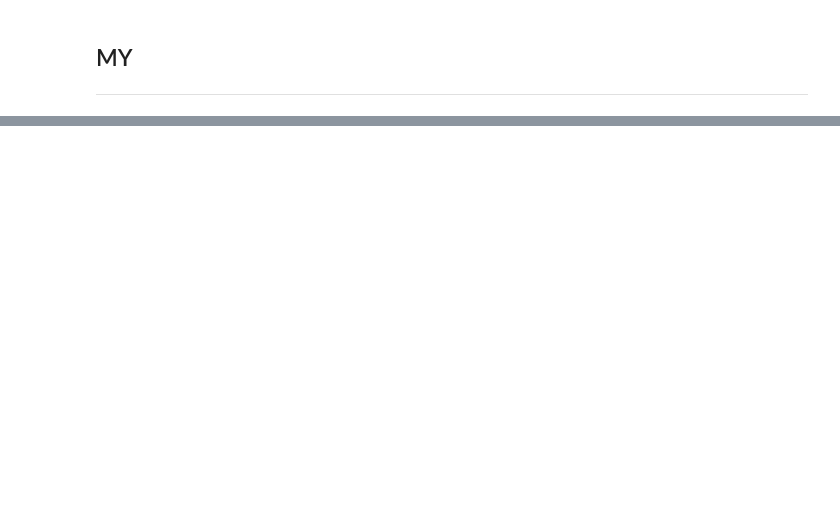
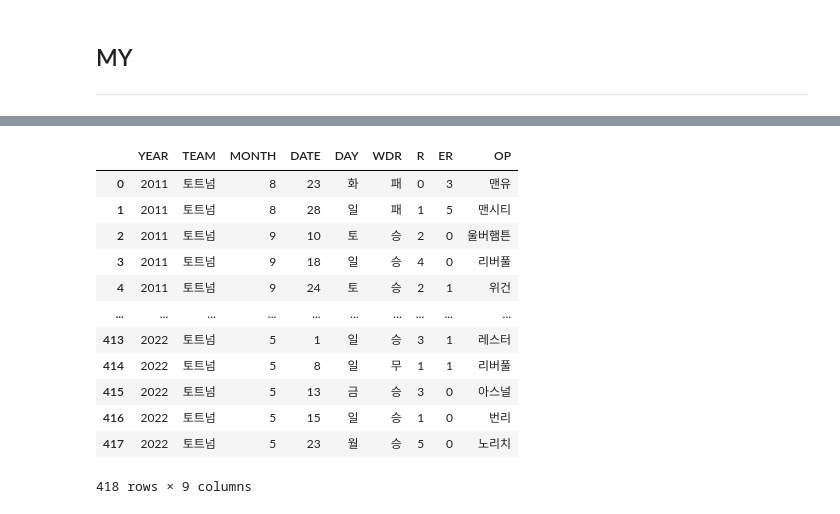
Before and after one commit to cjdrudco/KKC_Python_Project, a Jupyter notebook: Match prediction.ipynb, the cells around one changed output, grey strips where cells are left out. Cells and saved outputs as stored; diff of their text form; code cells hidden in the pictures; blank space fills up the shorter version.

```diff
--- a/Match prediction.ipynb
+++ b/Match prediction.ipynb
@@ -261,0 +279,16 @@ print(np.array(test_y_er).shape)
+# %%
+df
+# %% [output]
+|  | YEAR | TEAM | MONTH | DATE | DAY | WDR | R | ER | OP |
+| 0 | 2011 | 토트넘 | 8 | 23 | 화 | 패 | 0 | 3 | 맨유 |
+| 1 | 2011 | 토트넘 | 8 | 28 | 일 | 패 | 1 | 5 | 맨시티 |
+| 2 | 2011 | 토트넘 | 9 | 10 | 토 | 승 | 2 | 0 | 울버햄튼 |
+| 3 | 2011 | 토트넘 | 9 | 18 | 일 | 승 | 4 | 0 | 리버풀 |
+| 4 | 2011 | 토트넘 | 9 | 24 | 토 | 승 | 2 | 1 | 위건 |
+| ... | ... | ... | ... | ... | ... | ... | ... | ... | ... |
+| 413 | 2022 | 토트넘 | 5 | 1 | 일 | 승 | 3 | 1 | 레스터 |
+| 414 | 2022 | 토트넘 | 5 | 8 | 일 | 무 | 1 | 1 | 리버풀 |
+| 415 | 2022 | 토트넘 | 5 | 13 | 금 | 승 | 3 | 0 | 아스널 |
+| 416 | 2022 | 토트넘 | 5 | 15 | 일 | 승 | 1 | 0 | 번리 |
+| 417 | 2022 | 토트넘 | 5 | 23 | 월 | 승 | 5 | 0 | 노리치 |
+418 rows × 9 columns
```
Also changed, not shown: parts of 18 cells of this notebook, 3 other files.
